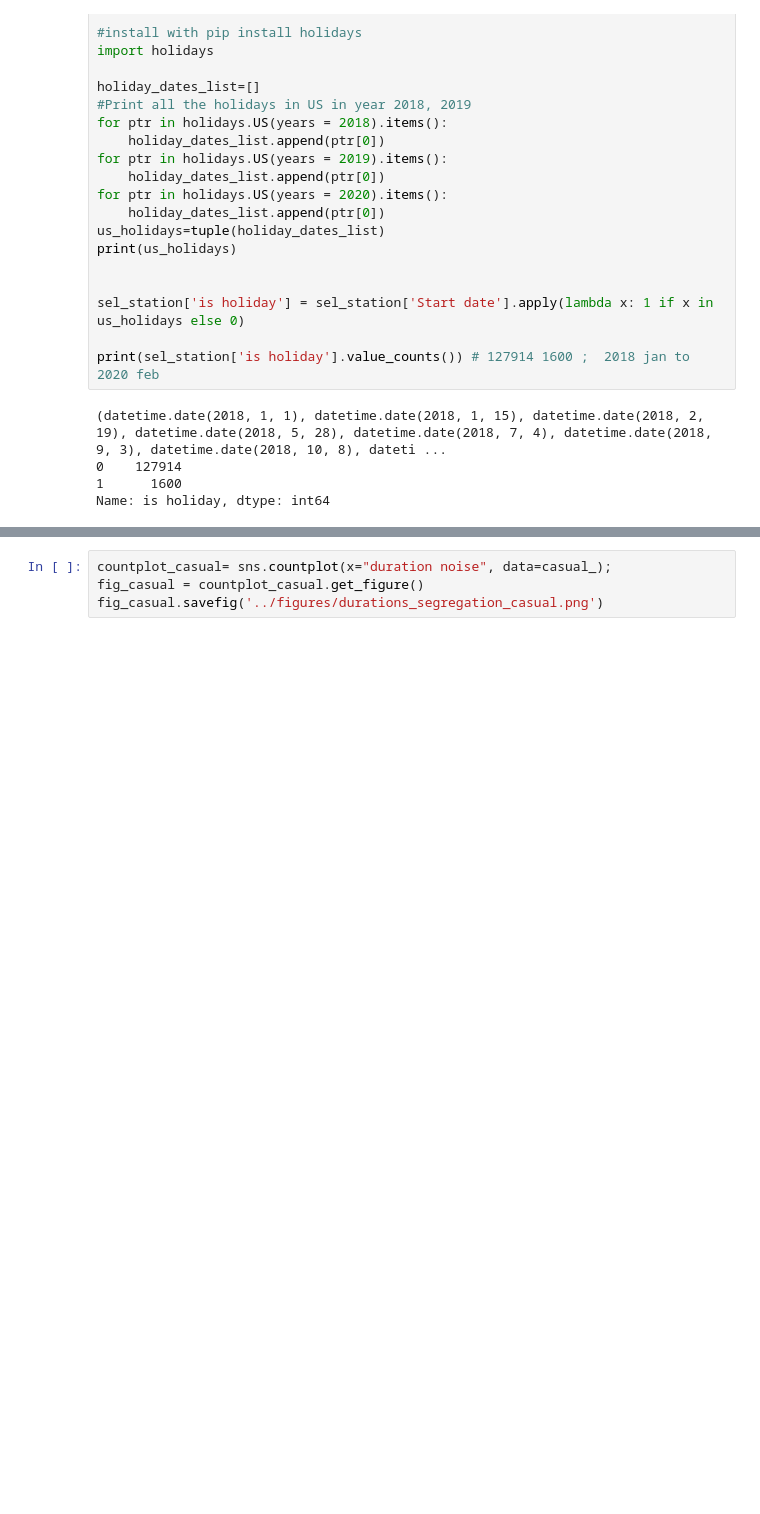
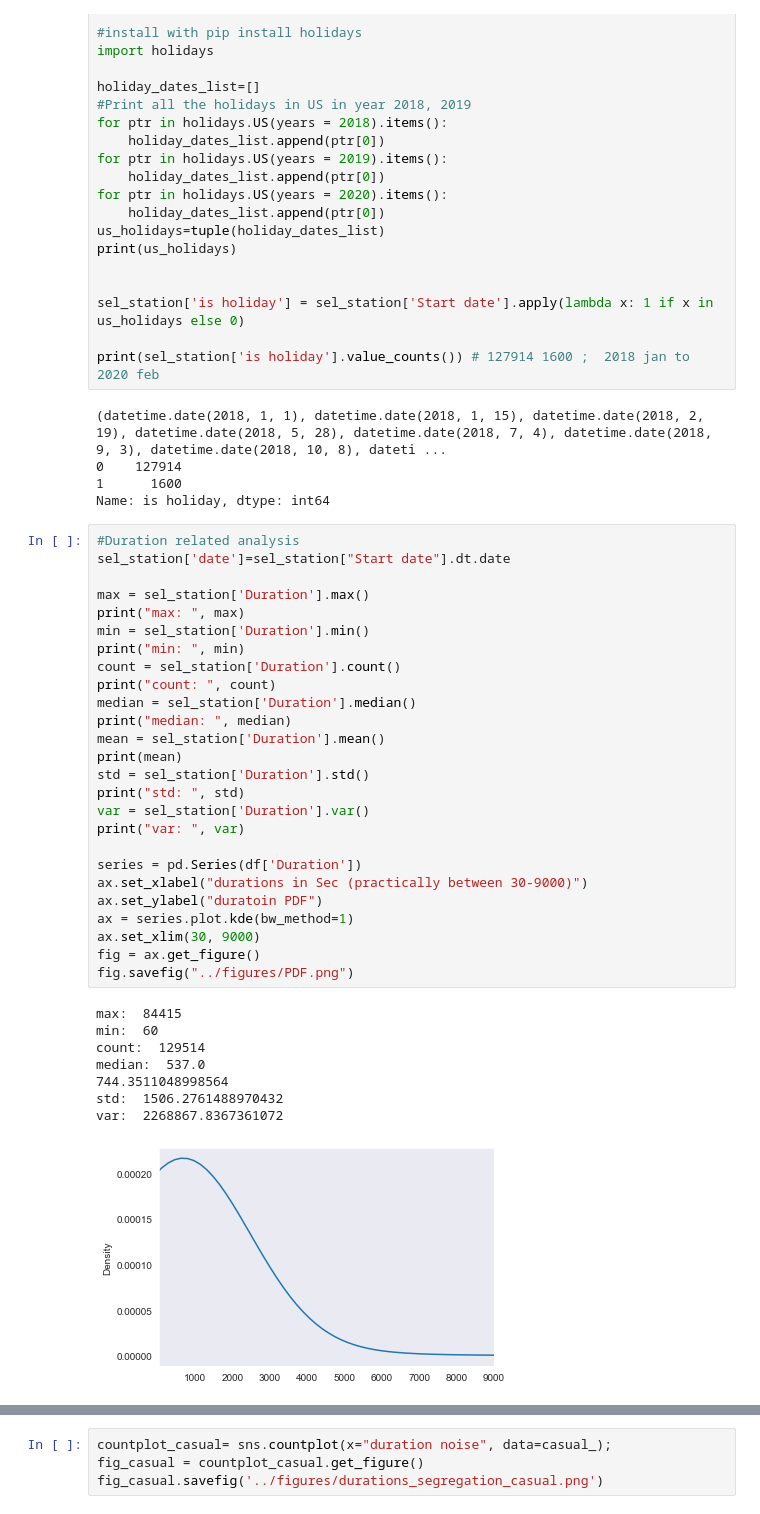
Before and after one commit to HMMJ-1991/bike-sharing, a Jupyter notebook: scripts/Part 1 - Data Preparation and Descriptive, Exploratory Analysis.ipynb, the cells around one changed output, grey strips where cells are left out. Saved outputs shown, nothing was run; the diff lists cells and outputs as text; blank space fills up the shorter version.

```diff
--- a/scripts/Part 1 - Data Preparation and Descriptive, Exploratory Analysis.ipynb
+++ b/scripts/Part 1 - Data Preparation and Descriptive, Exploratory Analysis.ipynb
@@ -244,4 +246,39 @@ print(sel_station['is holiday'].value_counts()) # 127914 1600 ;  2018 jan to 202
 0    127914
 1      1600
 Name: is holiday, dtype: int64
+# %%
+#Duration related analysis
+sel_station['date']=sel_station["Start date"].dt.date
+
+max = sel_station['Duration'].max()
+print("max: ", max)
+min = sel_station['Duration'].min()
+print("min: ", min)
+count = sel_station['Duration'].count()
+print("count: ", count)
+median = sel_station['Duration'].median()
+print("median: ", median)
+mean = sel_station['Duration'].mean()
+print(mean)
+std = sel_station['Duration'].std()
+print("std: ", std)
+var = sel_station['Duration'].var()
+print("var: ", var)
+
+series = pd.Series(df['Duration'])
+ax.set_xlabel("durations in Sec (practically between 30-9000)")
+ax.set_ylabel("duratoin PDF")
+ax = series.plot.kde(bw_method=1)
+ax.set_xlim(30, 9000)
+fig = ax.get_figure()
+fig.savefig("../figures/PDF.png")
+# %% [output]
+max:  84415
+min:  60
+count:  129514
+median:  537.0
+744.3511048998564
+std:  1506.2761488970432
+var:  2268867.8367361072
+[figure, added]
 # %%
```
Also changed, not shown: parts of 6 cells of this notebook, 8 other files.
